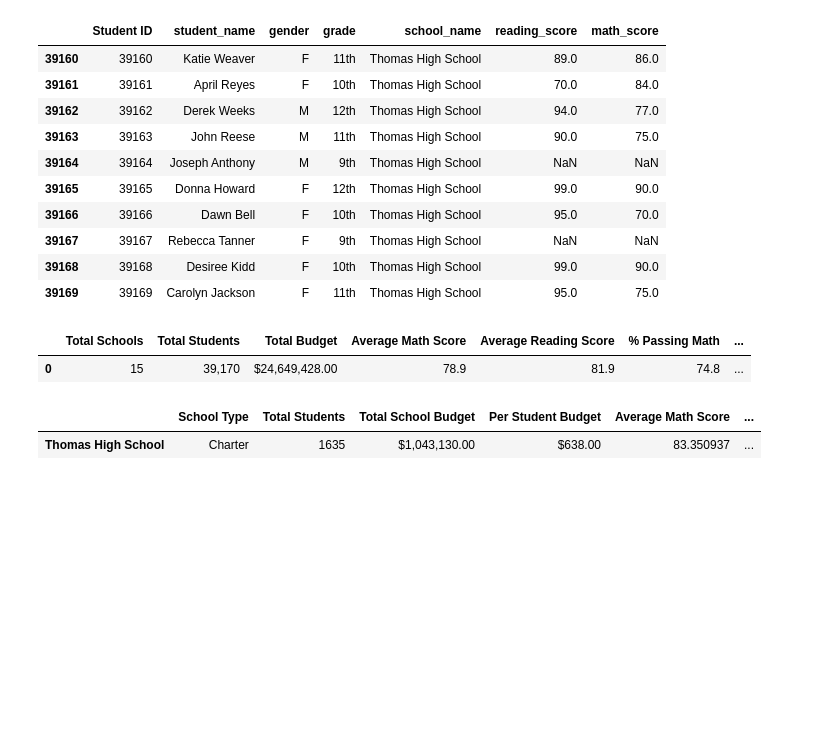
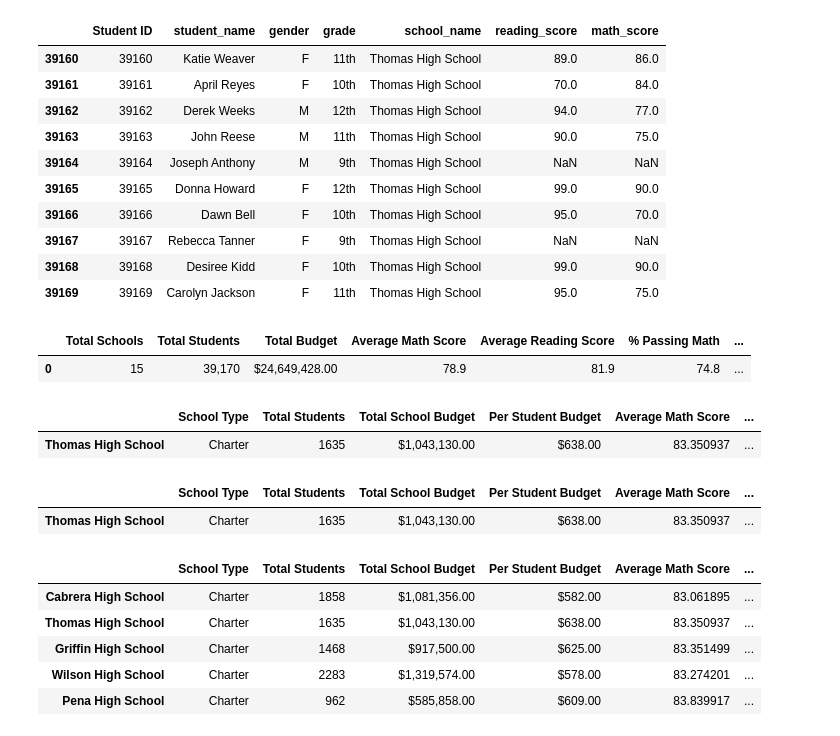
Before and after one commit to TPapiernik/Module_04_Challenge, a Jupyter notebook: PyCitySchools_Challenge_testing.ipynb, the cells around one changed output. Saved outputs shown, nothing was run; the diff lists cells and outputs as text; code cells hidden in the pictures; blank space fills up the shorter version.

```diff
--- a/PyCitySchools_Challenge_testing.ipynb
+++ b/PyCitySchools_Challenge_testing.ipynb
@@ -174,8 +169,7 @@ per_school_passing_math = per_school_passing_math / per_school_counts * 100
 per_school_passing_reading = per_school_passing_reading / per_school_counts * 100
 
 # Calculate the students who passed both reading and math.
-per_passing_math_reading = school_data_complete_df[(school_data_complete_df["reading_score"] >= 70)
-                                               & (school_data_complete_df["math_score"] >= 70)]
+per_passing_math_reading = school_data_complete_df[(school_data_complete_df["reading_score"] >= 70) & (school_data_complete_df["math_score"] >= 70)]
 
 # Calculate the number of students passing math and passing reading by school.
 per_passing_math_reading = per_passing_math_reading.groupby(["school_name"]).count()["student_name"]
@@ -206,3 +200,4 @@ per_school_summary_df.loc[per_school_summary_df.index=="Thomas High School",:]
 | Thomas High School | Charter | 1635 | $1,043,130.00 | $638.00 | 83.350937 | ... |
 # %%
 # Step 5.  Get the number of 10th-12th graders from Thomas High School (THS).
+THS_10th_to_12th_count = len(student_data_df.loc[(student_data_df["school_name"]=="Thomas High School") & (student_data_df["grade"]!="9th"),:]["student_name"])
@@ -321,0 +204,47 @@ per_school_summary_df.loc[per_school_summary_df.index=="Thomas High School",:]
+# %%
+# Step 6. Get all the students passing math from THS
+THS_passing_math_df = student_data_df.loc[(student_data_df["school_name"]=="Thomas High School") & (student_data_df["math_score"] >= 70),:]
+
+# Step 7. Get all the students passing reading from THS
+THS_passing_reading_df = student_data_df.loc[(student_data_df["school_name"]=="Thomas High School") & (student_data_df["reading_score"] >= 70),:]
+
+# Step 8. Get all the students passing math and reading from THS
+THS_passing_math_reading_df = student_data_df.loc[(student_data_df["school_name"]=="Thomas High School") & (student_data_df["math_score"] >= 70) & (student_data_df["reading_score"] >= 70),:]
+
+# Step 9. Calculate the percentage of 10th-12th grade students passing math from Thomas High School.
+THS_passing_math_percentage = THS_passing_math_df["student_name"].count() / THS_10th_to_12th_count * 100
+
+# Step 10. Calculate the percentage of 10th-12th grade students passing reading from Thomas High School.
+THS_passing_reading_percentage = THS_passing_reading_df["student_name"].count() / THS_10th_to_12th_count * 100
+
+# Step 11. Calculate the overall passing percentage of 10th-12th grade from Thomas High School.
+THS_overall_passing_percentage = THS_passing_math_reading_df["student_name"].count() / THS_10th_to_12th_count * 100
+# %%
+# Step 12. Replace the passing math percent for Thomas High School in the per_school_summary_df.
+
+per_school_summary_df.loc[per_school_summary_df.index=="Thomas High School", "% Passing Math"] = THS_passing_math_percentage
+
+# Step 13. Replace the passing reading percentage for Thomas High School in the per_school_summary_df.
+per_school_summary_df.loc[per_school_summary_df.index=="Thomas High School", "% Passing Reading"] = THS_passing_reading_percentage
+
+# Step 14. Replace the overall passing percentage for Thomas High School in the per_school_summary_df.
+per_school_summary_df.loc[per_school_summary_df.index=="Thomas High School", "% Overall Passing"] = THS_overall_passing_percentage
+
+per_school_summary_df.loc[per_school_summary_df.index=="Thomas High School"]
+# %% [output]
+|  | School Type | Total Students | Total School Budget | Per Student Budget | Average Math Score | ... |
+| Thomas High School | Charter | 1635 | $1,043,130.00 | $638.00 | 83.350937 | ... |
+# %%
+## High and Low Performing Schools
+
+# Sort and show top five schools.
+top_schools = per_school_summary_df.sort_values(["% Overall Passing"], ascending=False)
+
+top_schools.head()
+# %% [output]
+|  | School Type | Total Students | Total School Budget | Per Student Budget | Average Math Score | ... |
+| Cabrera High School | Charter | 1858 | $1,081,356.00 | $582.00 | 83.061895 | ... |
+| Thomas High School | Charter | 1635 | $1,043,130.00 | $638.00 | 83.350937 | ... |
+| Griffin High School | Charter | 1468 | $917,500.00 | $625.00 | 83.351499 | ... |
+| Wilson High School | Charter | 2283 | $1,319,574.00 | $578.00 | 83.274201 | ... |
+| Pena High School | Charter | 962 | $585,858.00 | $609.00 | 83.839917 | ... |
```
Also changed, not shown: parts of 11 cells of this notebook.
